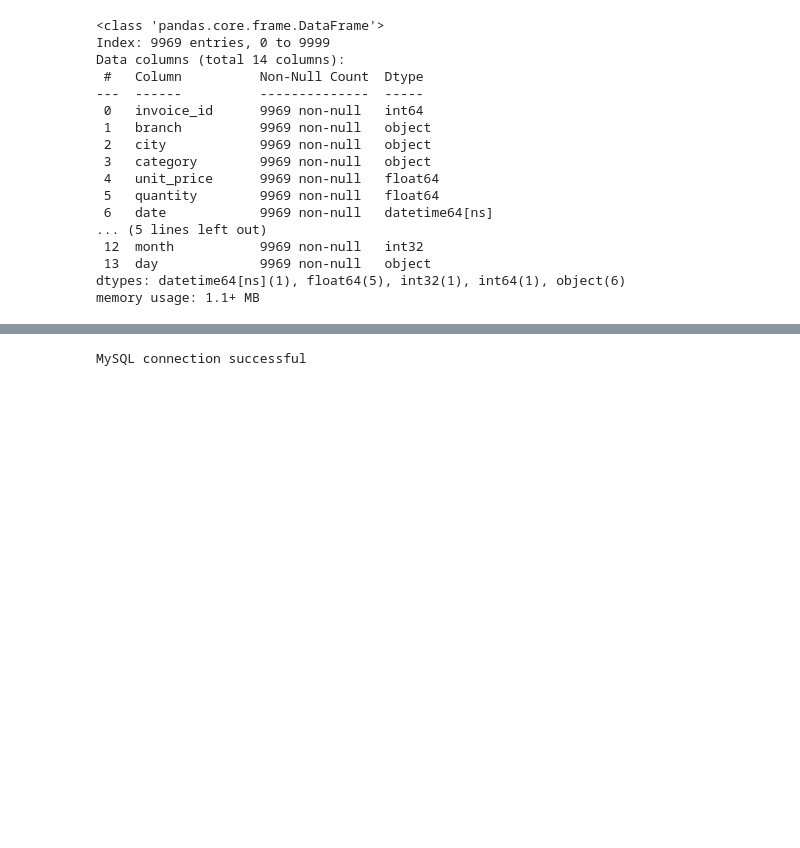
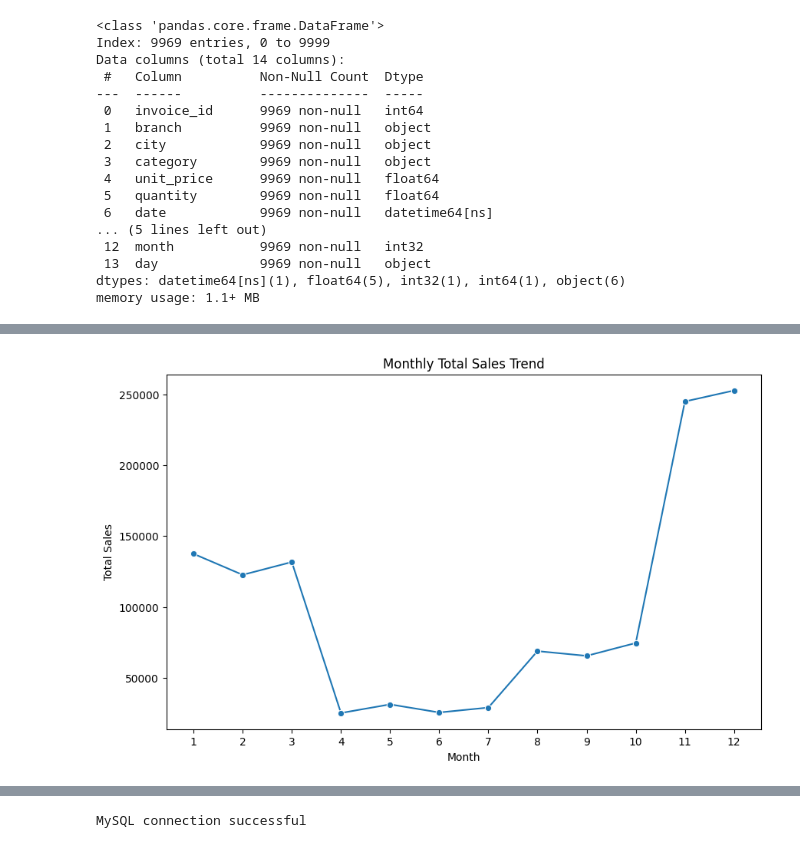
Before and after one commit to Mo-210/walmart_sales, a Jupyter notebook: project.ipynb, the cells around one changed output, grey strips where cells are left out. Saved outputs shown, nothing was run; the diff lists cells and outputs as text; code cells hidden in the pictures; blank space fills up the shorter version.

```diff
--- a/project.ipynb
+++ b/project.ipynb
@@ -297,0 +327,14 @@ plt.show()
+# %%
+# Group total sales by month
+monthly_sales = df.groupby('month')['total'].sum().reset_index().sort_values('month')
+
+# Plot monthly sales trend
+plt.figure(figsize=(10,6))
+sns.lineplot(data=monthly_sales, x='month', y='total', marker='o')
+plt.title('Monthly Total Sales Trend')
+plt.xlabel('Month')
+plt.ylabel('Total Sales')
+plt.xticks(monthly_sales['month'])
+plt.show()
+# %% [output]
+[figure, added]
```
Also changed, not shown: parts of 15 cells of this notebook.
